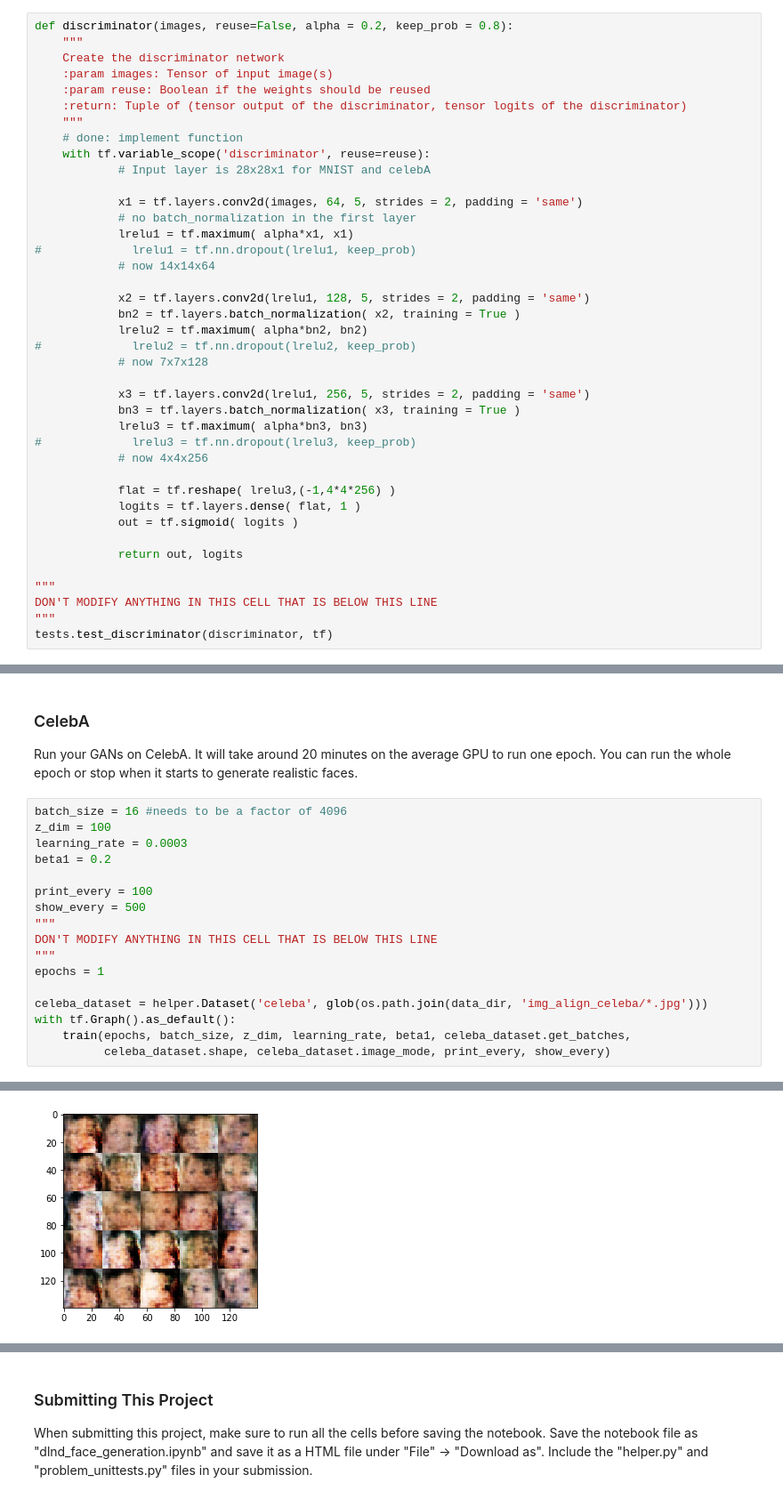
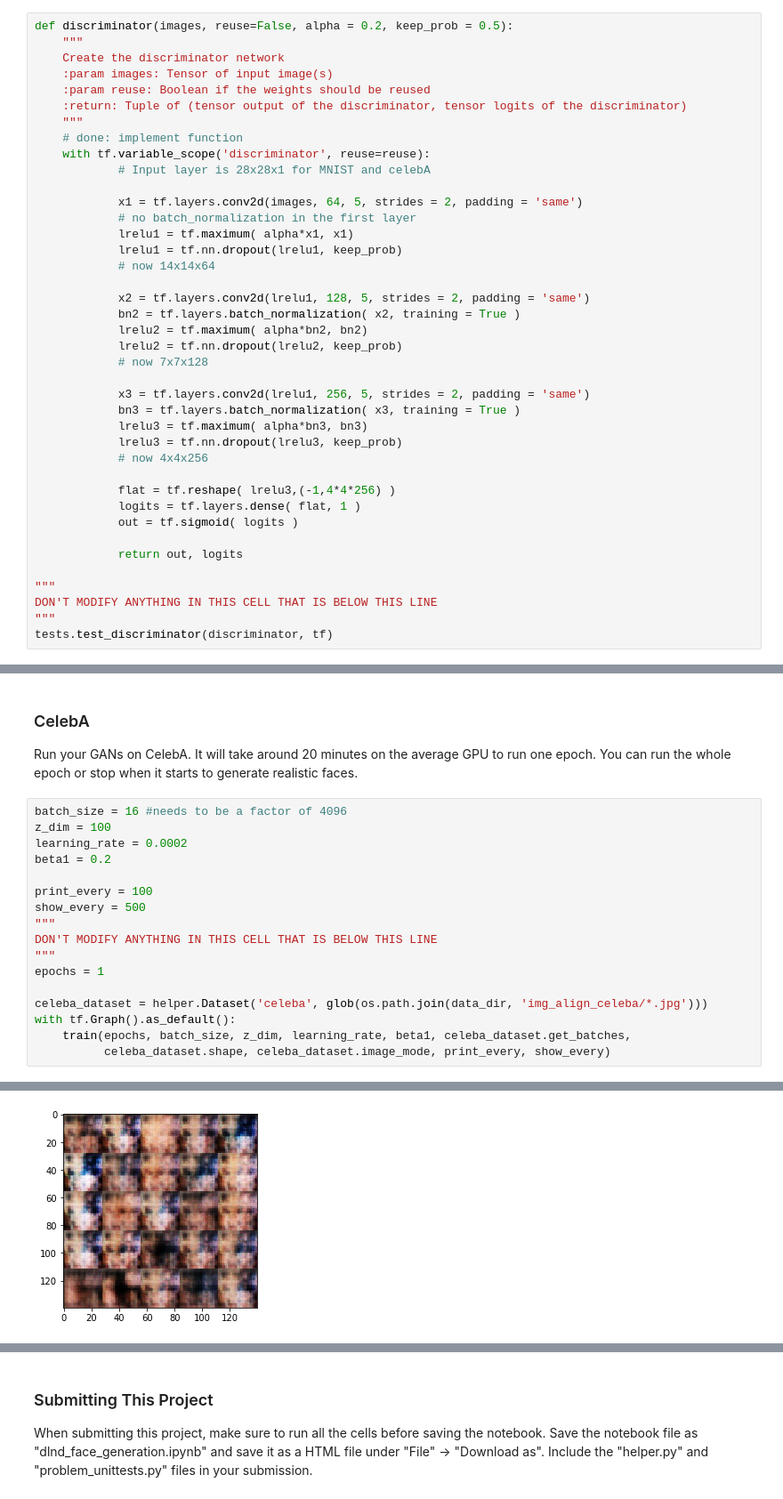
Before and after one commit to gotamist/deep-learning, a Jupyter notebook: dlnd_face_generation.ipynb, the cells around one changed output, grey strips where cells are left out. Shown at 89% size. Saved outputs shown, nothing was run; the diff lists cells and outputs as text.

Commit message:
Add dropout for discriminator (keep_prob = 0.5).

```diff
--- a/dlnd_face_generation.ipynb
+++ b/dlnd_face_generation.ipynb
@@ -132,7 +132,7 @@ Tests Passed
 ### Discriminator
 Implement `discriminator` to create a discriminator neural network that discriminates on `images`.  This function should be able to reuse the variables in the neural network.  Use [`tf.variable_scope`](https://www.tensorflow.org/api_docs/python/tf/variable_scope) with a scope name of "discriminator" to allow the variables to be reused.  The function should return a tuple of (tensor output of the discriminator, tensor logits of the discriminator).
 # %%
-def discriminator(images, reuse=False, alpha = 0.2, keep_prob = 0.8):
+def discriminator(images, reuse=False, alpha = 0.2, keep_prob = 0.5):
     """
     Create the discriminator network
     :param images: Tensor of input image(s)
@@ -146,19 +146,19 @@ def discriminator(images, reuse=False, alpha = 0.2, keep_prob = 0.8):
             x1 = tf.layers.conv2d(images, 64, 5, strides = 2, padding = 'same')
             # no batch_normalization in the first layer
             lrelu1 = tf.maximum( alpha*x1, x1)
-#             lrelu1 = tf.nn.dropout(lrelu1, keep_prob)
+            lrelu1 = tf.nn.dropout(lrelu1, keep_prob)
             # now 14x14x64
 
             x2 = tf.layers.conv2d(lrelu1, 128, 5, strides = 2, padding = 'same')
             bn2 = tf.layers.batch_normalization( x2, training = True )
             lrelu2 = tf.maximum( alpha*bn2, bn2)
-#             lrelu2 = tf.nn.dropout(lrelu2, keep_prob)
+            lrelu2 = tf.nn.dropout(lrelu2, keep_prob)
             # now 7x7x128
 
             x3 = tf.layers.conv2d(lrelu1, 256, 5, strides = 2, padding = 'same')
             bn3 = tf.layers.batch_normalization( x3, training = True )
             lrelu3 = tf.maximum( alpha*bn3, bn3)
-#             lrelu3 = tf.nn.dropout(lrelu3, keep_prob)
+            lrelu3 = tf.nn.dropout(lrelu3, keep_prob)
             # now 4x4x256
 
             flat = tf.reshape( lrelu3,(-1,4*4*256) )
@@ -445,7 +447,7 @@ Run your GANs on CelebA.  It will take around 20 minutes on the average GPU to r
 # %%
 batch_size = 16 #needs to be a factor of 4096
 z_dim = 100
-learning_rate = 0.0003
+learning_rate = 0.0002
 beta1 = 0.2
 
 print_every = 100
@@ -480 +482 @@ Epoch 1/1... Batch # 1500/1... Discriminator Loss: 1.5621... Generator Loss: 1.0
-[figure, old version]
+[figure, new version]
```
Also changed, not shown: parts of 4 cells of this notebook.
